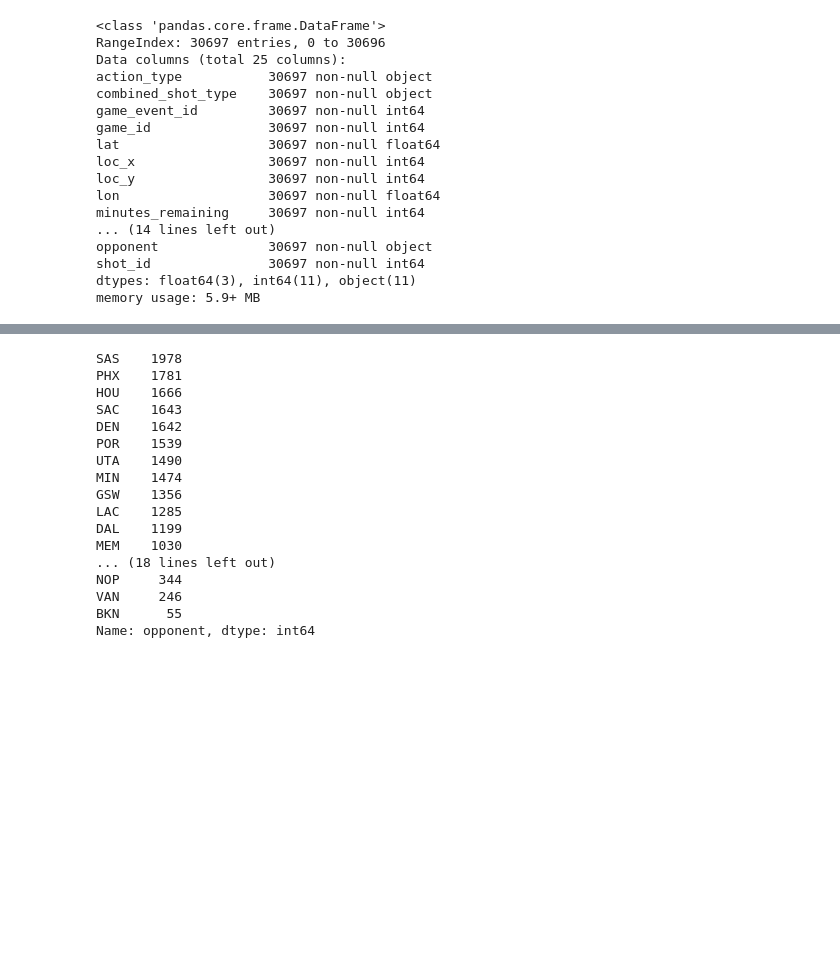
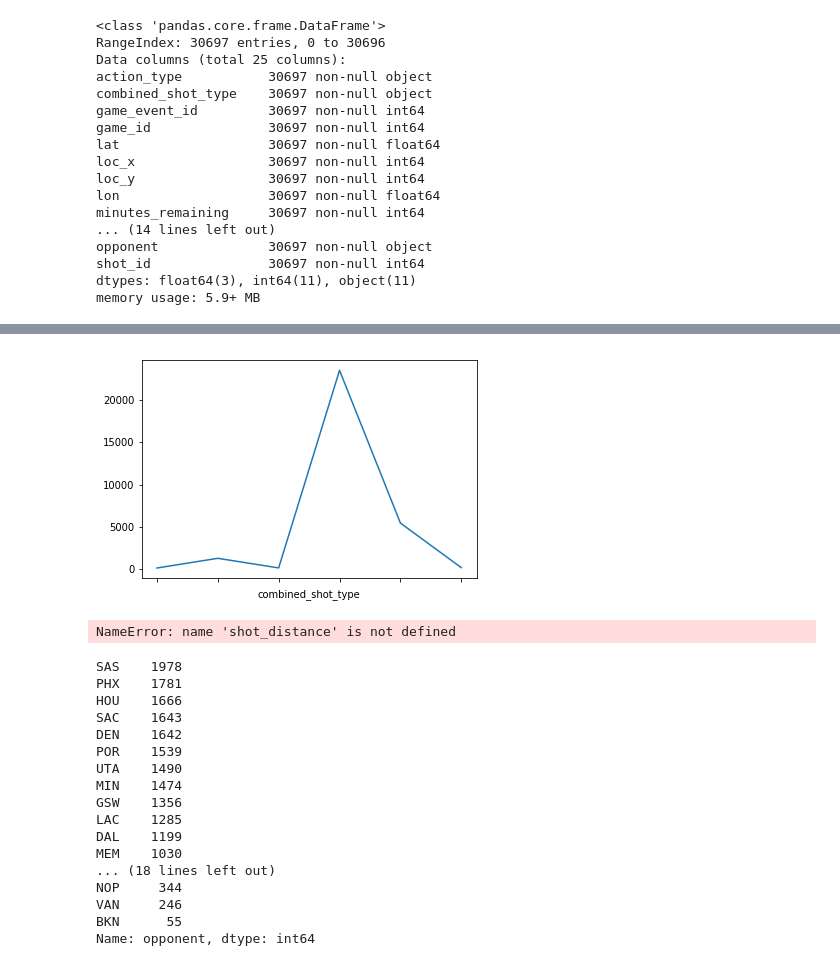
Before and after one commit to AbrMaria/Home_work, a Jupyter notebook: HW_Kobe.ipynb, the cells around one changed output, grey strips where cells are left out. Saved outputs shown, nothing was run; the diff lists cells and outputs as text; code cells hidden in the pictures; blank space fills up the shorter version.

```diff
--- a/HW_Kobe.ipynb
+++ b/HW_Kobe.ipynb
@@ -16,7 +16,7 @@ This data contains the location and circumstances of every field goal attempted
 
 We have removed 5000 of the shot_made_flags (represented as missing values in the csv file). These are the test set shots for which you must submit a prediction. You are provided a sample submission file with the correct shot_ids needed for a valid prediction.
 # %%
-data = pd.read_csv('Kobe.csv')
+data = pd.read_csv('data/Kobe.csv')
 # %%
 data.head()
 # %% [output]
@@ -61,0 +84,3 @@ memory usage: 5.9+ MB
+# %%
+data = data.drop("team_name", axis=1) #выкидываем столбец team_name - играл всегда за Los Angeles Lakers
+data = data.drop("team_id", axis=1) #выкидываем столбец team_id
@@ -61,0 +94,4 @@ memory usage: 5.9+ MB
+# %%
+#заменим пропущенные значения Nan на 0,5
+data.shot_made_flag = data.shot_made_flag.fillna(value = 0.5)
+data.shot_made_flag
@@ -62,3 +156,18 @@ memory usage: 5.9+ MB
+# %%
+shot_made_by_game_date = data.groupby(['combined_shot_type'])['shot_made_flag'].count()
+shot_made_by_game_date.plot()
+plt.show()
+# %% [output]
+[figure, added]
+# %%
+#сопоставить shot_made_flag с
+shot_distance
+shot_type
+shot_zone_area
+shot_zone_basic
+shot_zone_range
+# %% [output]
+NameError: name 'shot_distance' is not defined
 # %%
 data["opponent"].value_counts()
 # %% [output]
```
Also changed, not shown: parts of 11 cells of this notebook.
